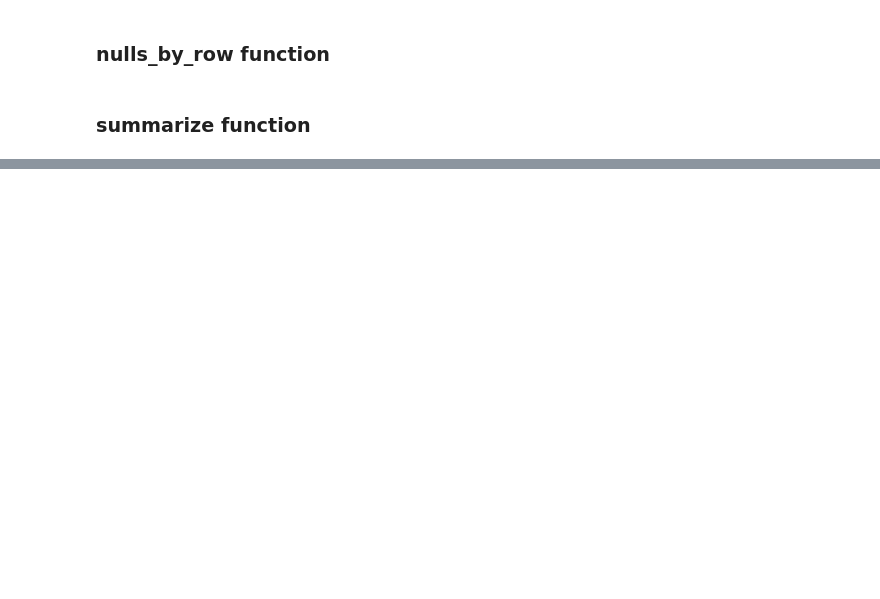
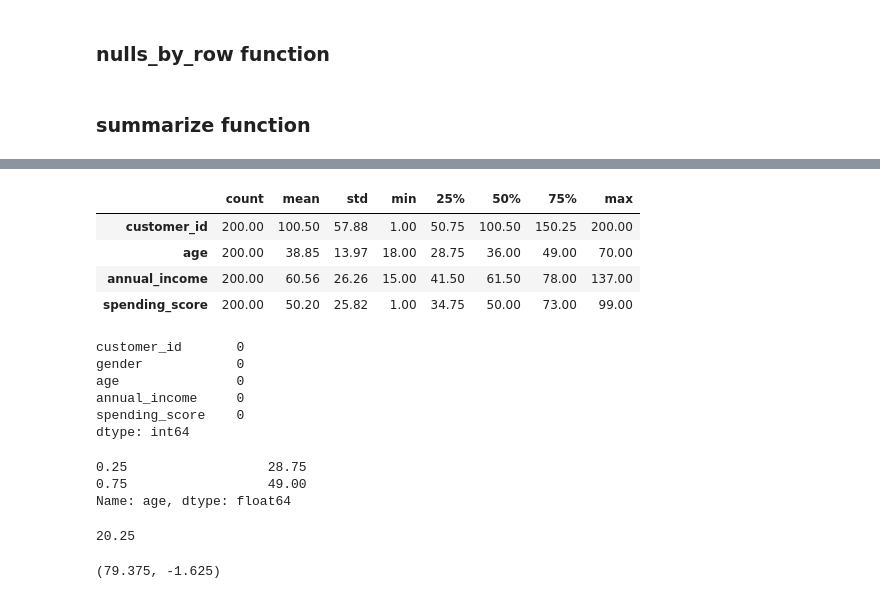
Before and after one commit to tim-keriazes/clustering_exercises, a Jupyter notebook: clustering_exercises_wrangle.ipynb, the cells around one changed output, grey strips where cells are left out. Drawn from its saved outputs; the diff is of its cells as text; code cells hidden in the pictures; blank space fills up the shorter version.

```diff
--- a/clustering_exercises_wrangle.ipynb
+++ b/clustering_exercises_wrangle.ipynb
@@ -424,0 +476,25 @@ memory usage: 12.4+ MB
+# %%
+#Descriptive statistics of numerical columns
+mall_df.describe().T
+# %% [output]
+|  | count | mean | std | min | 25% | 50% | 75% | max |
+| customer_id | 200.00 | 100.50 | 57.88 | 1.00 | 50.75 | 100.50 | 150.25 | 200.00 |
+| age | 200.00 | 38.85 | 13.97 | 18.00 | 28.75 | 36.00 | 49.00 | 70.00 |
+| annual_income | 200.00 | 60.56 | 26.26 | 15.00 | 41.50 | 61.50 | 78.00 | 137.00 |
+| spending_score | 200.00 | 50.20 | 25.82 | 1.00 | 34.75 | 50.00 | 73.00 | 99.00 |
+# %%
+mall_df.isna().sum()
+# %% [output]
+customer_id       0
+gender            0
+age               0
+annual_income     0
+spending_score    0
+dtype: int64
+# %%
+#See the quantiles for age
+mall_df['age'].quantile([0.25, 0.75])
+# %% [output]
+0.25                  28.75
+0.75                  49.00
+Name: age, dtype: float64
@@ -424,0 +504,15 @@ memory usage: 12.4+ MB
+# %%
+#Calculate the IQR
+age_iqr = age_q3 - age_q1
+
+age_iqr
+# %% [output]
+20.25
+# %%
+#Calculate upper and lower bounds based on a k value of 1.5
+age_upper = age_q3 + (age_iqr * 1.5)
+age_lower = age_q1 - (age_iqr * 1.5)
+
+age_upper, age_lower
+# %% [output]
+(79.375, -1.625)
```
Also changed, not shown: parts of 34 cells of this notebook.
